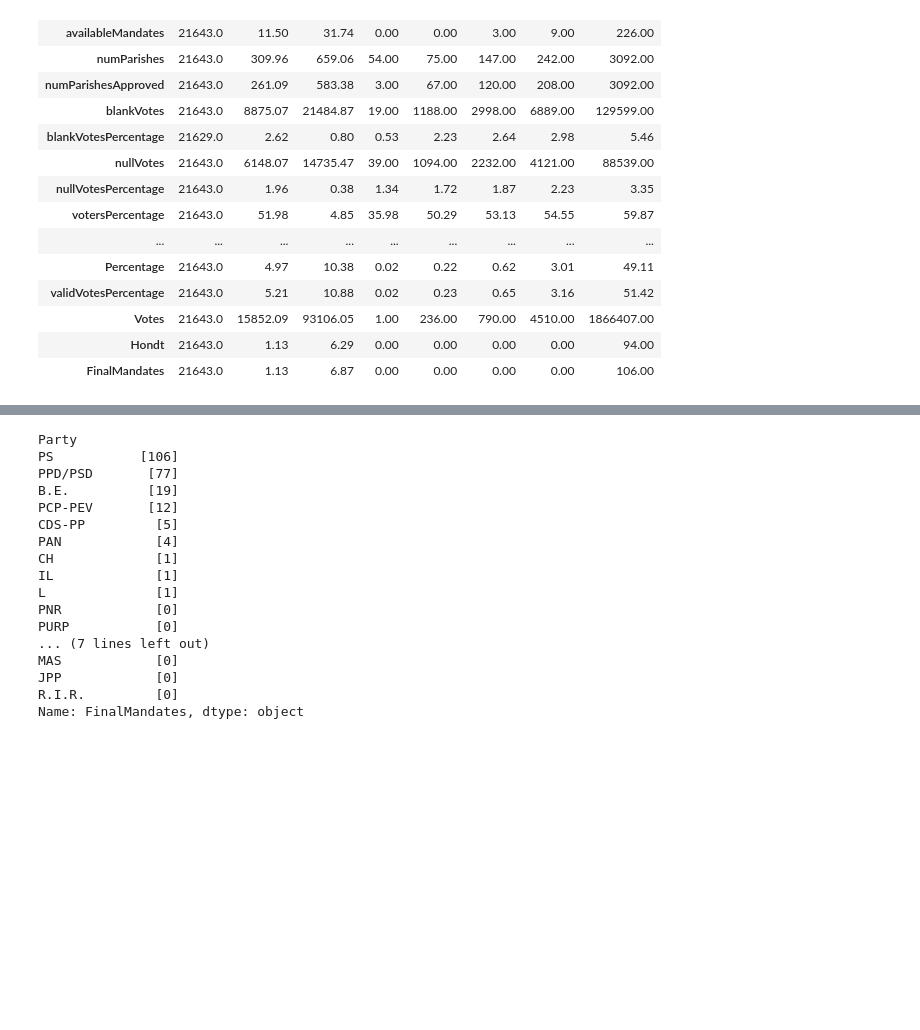
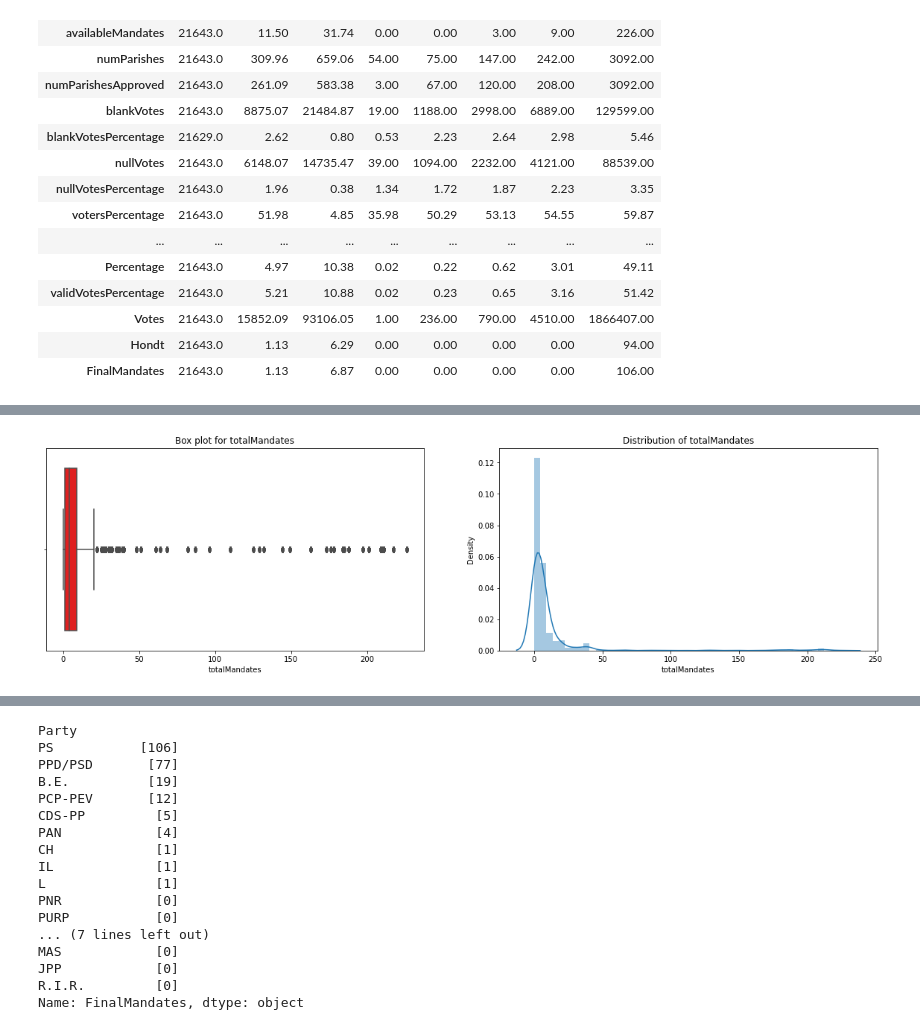
Before and after one commit to sreeh4ri/ictk_projects, a Jupyter notebook: projects/Final-Project/final-project.ipynb, the cells around one changed output, grey strips where cells are left out. Saved outputs shown, nothing was run; the diff lists cells and outputs as text; code cells hidden in the pictures; blank space fills up the shorter version.

```diff
--- a/projects/Final-Project/final-project.ipynb
+++ b/projects/Final-Project/final-project.ipynb
@@ -150,0 +363,12 @@ ucdata.describe().T.round(2)
+# %%
+def create_boxkde(column):
+    fig , (a1, a2) = plt.subplots(ncols = 2, figsize = (20,5))
+    sns.boxplot(x = column, data = ucdata, ax=a1, color = 'r')
+    a1.set_title('Box plot for ' + column)
+    sns.distplot(ucdata[column], ax=a2)
+    a2.set_title('Distribution of ' + column)
+    plt.show()
+# %%
+create_boxkde('totalMandates')
+# %% [output]
+[figure, added]
```
Also changed, not shown: parts of 120 cells of this notebook.
